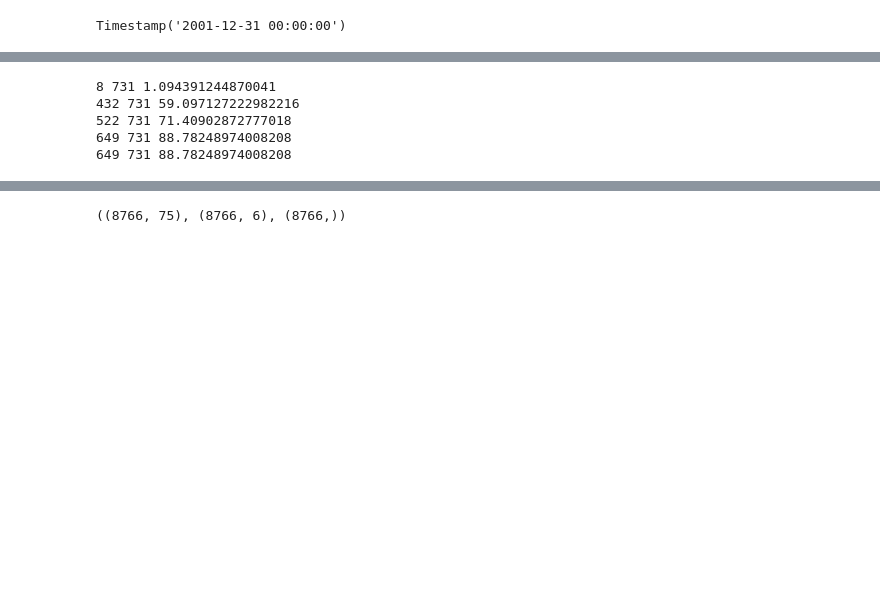
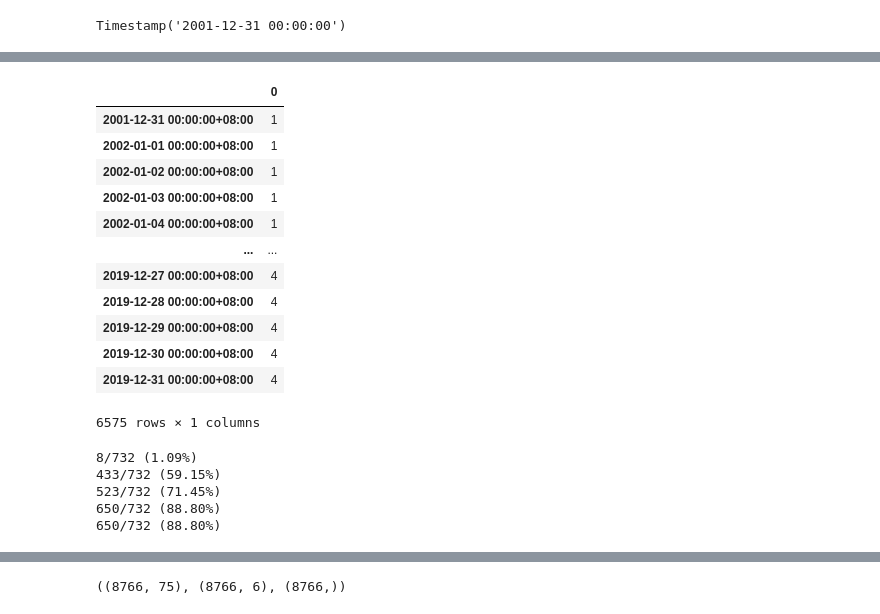
Before and after one commit to cychiang-ntpu/cwa4, a Jupyter notebook: notebooks/讀取訓練資料.ipynb, the cells around one changed output, grey strips where cells are left out. Saved outputs shown, nothing was run; the diff lists cells and outputs as text; code cells hidden in the pictures; blank space fills up the shorter version.

```diff
--- a/notebooks/讀取訓練資料.ipynb
+++ b/notebooks/讀取訓練資料.ipynb
@@ -37,11 +51,11 @@ pd.Timestamp("2000-01-01") + pd.DateOffset(days=730)
 Timestamp('2001-12-31 00:00:00')
 # %%
 for df in (future1, future90, future180, future365, future730):
-    start = pd.Timestamp("2000-01-01", tz='Asia/Taipei') + pd.DateOffset(days=730)
-    end = pd.Timestamp("2020-01-01", tz='Asia/Taipei')
+    start = pd.Timestamp("2000-01-01", tz='Asia/Taipei') + pd.DateOffset(days=730-1)
+    end = pd.Timestamp("2019-12-31", tz='Asia/Taipei')
     df = df.loc[start:end]
     days = len(df)
     cnts = (df > 0).sum().item()
-    print(cnts, days, cnts/days * 100)
+    print(f"{cnts}/{days} ({cnts/days * 100:.2f}%)")
     #future1.loc['2002-01-01':'2020-01-01'].size, (future1.loc['2002-01-01':'2020-01-01'] > 0).sum()
 # %% [output]
@@ -53,15 +71,31 @@ for df in (future1, future90, future180, future365, future730):
+# %%
+df
+# %% [output]
+|  | 0 |
+| 2001-12-31 00:00:00+08:00 | 1 |
+| 2002-01-01 00:00:00+08:00 | 1 |
+| 2002-01-02 00:00:00+08:00 | 1 |
+| 2002-01-03 00:00:00+08:00 | 1 |
+| 2002-01-04 00:00:00+08:00 | 1 |
+| ... | ... |
+| 2019-12-27 00:00:00+08:00 | 4 |
+| 2019-12-28 00:00:00+08:00 | 4 |
+| 2019-12-29 00:00:00+08:00 | 4 |
+| 2019-12-30 00:00:00+08:00 | 4 |
+| 2019-12-31 00:00:00+08:00 | 4 |
+6575 rows × 1 columns
 # %%
 for df in (future1, future90, future180, future365, future730):
-    start = pd.Timestamp("2020-01-01", tz='Asia/Taipei') + pd.DateOffset(days=730)
+    start = pd.Timestamp("2020-01-01", tz='Asia/Taipei') + pd.DateOffset(days=730-1)
     #end = pd.Timestamp("2020-01-01", tz='Asia/Taipei')
     df = df.loc[start: ]
     days = len(df)
     cnts = (df > 0).sum().item()
-    print(cnts, days, cnts/days * 100)
+    print(f"{cnts}/{days} ({cnts/days * 100:.2f}%)")
     #future1.loc['2002-01-01':'2020-01-01'].size, (future1.loc['2002-01-01':'2020-01-01'] > 0).sum()
 # %% [output]
-8 731 1.094391244870041
-432 731 59.097127222982216
-522 731 71.40902872777018
-649 731 88.78248974008208
-649 731 88.78248974008208
+8/732 (1.09%)
+433/732 (59.15%)
+523/732 (71.45%)
+650/732 (88.80%)
+650/732 (88.80%)
```
Also changed, not shown: parts of 5 cells of this notebook, 7 other files.
